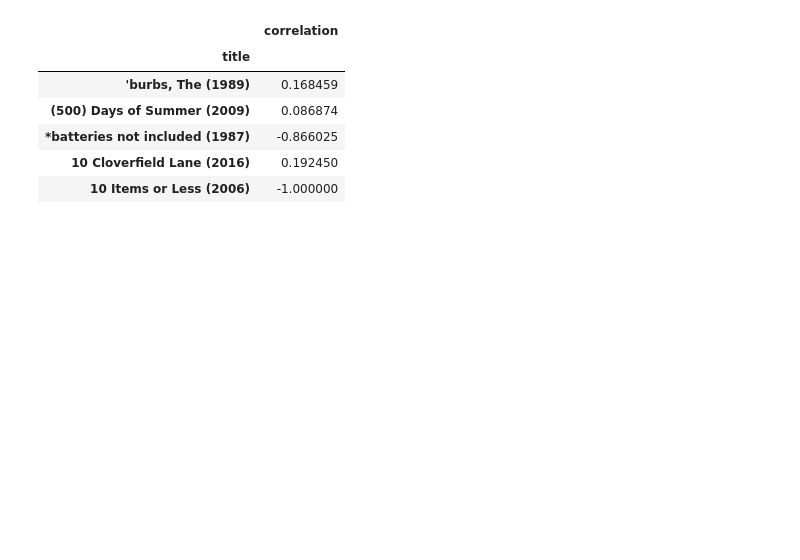
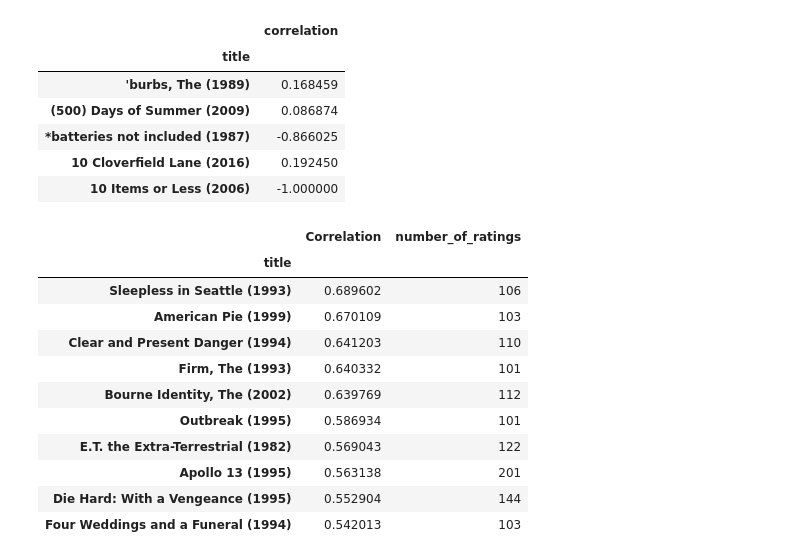
Before and after one commit to merxus17/Data-Science-Project, a Jupyter notebook: Data Science/recomendation-system.ipynb, the cells around one changed output. Drawn from its saved outputs; the diff is of its cells as text; code cells hidden in the pictures; blank space fills up the shorter version.

```diff
--- a/Data Science/recomendation-system.ipynb
+++ b/Data Science/recomendation-system.ipynb
@@ -156,3 +168,23 @@ corr_AFO.head()
 | *batteries not included (1987) | -0.866025 |
 | 10 Cloverfield Lane (2016) | 0.192450 |
 | 10 Items or Less (2006) | -1.000000 |
+# %%
+corr_AFO = corr_AFO.join(ratings['number_of_ratings'])
+corr_contact = corr_contact.join(ratings['number_of_ratings'])
+corr_AFO .head()
+corr_contact.head()
+corr_AFO[corr_AFO['number_of_ratings'] > 100].sort_values(by='correlation', ascending=False).head(10)
+corr_contact[corr_contact['number_of_ratings'] > 100].sort_values(by='Correlation', ascending=False).head(10)
+# %% [output]
+|  | Correlation | number_of_ratings |
+| title |  |  |
+| Sleepless in Seattle (1993) | 0.689602 | 106 |
+| American Pie (1999) | 0.670109 | 103 |
+| Clear and Present Danger (1994) | 0.641203 | 110 |
+| Firm, The (1993) | 0.640332 | 101 |
+| Bourne Identity, The (2002) | 0.639769 | 112 |
+| Outbreak (1995) | 0.586934 | 101 |
+| E.T. the Extra-Terrestrial (1982) | 0.569043 | 122 |
+| Apollo 13 (1995) | 0.563138 | 201 |
+| Die Hard: With a Vengeance (1995) | 0.552904 | 144 |
+| Four Weddings and a Funeral (1994) | 0.542013 | 103 |
```
Also changed, not shown: parts of 7 cells of this notebook.
